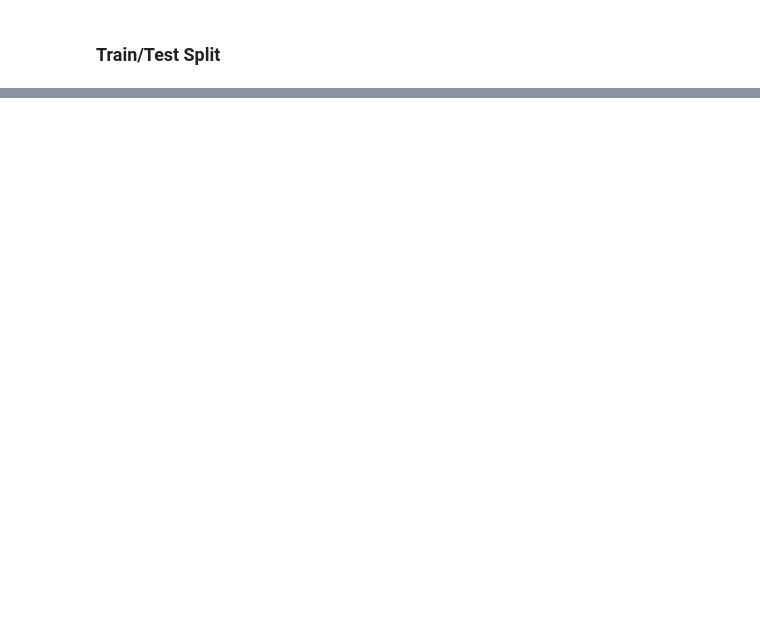
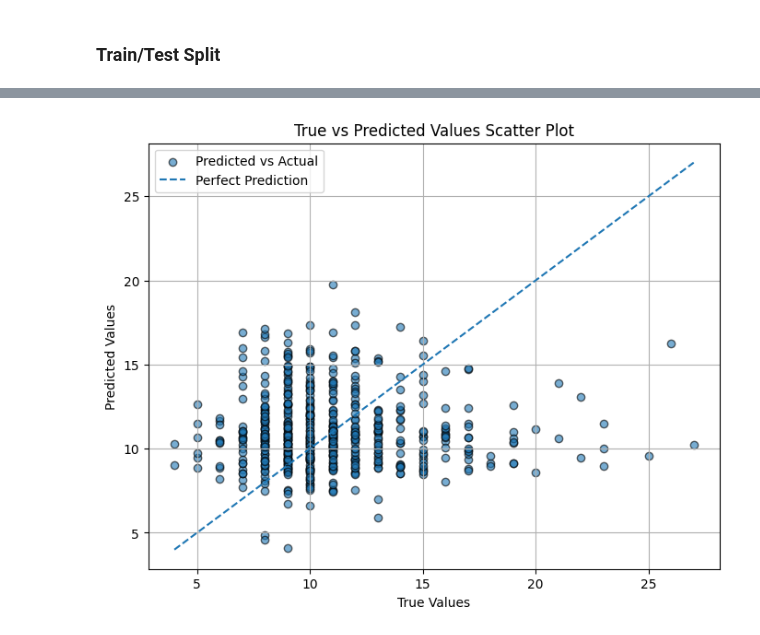
Before and after one commit to johnrempe/Abalone, a Jupyter notebook: RandomForest.ipynb, the cells around one changed output, grey strips where cells are left out. Cells and saved outputs as stored; diff of their text form; code cells hidden in the pictures; blank space fills up the shorter version.

```diff
--- a/RandomForest.ipynb
+++ b/RandomForest.ipynb
@@ -45,3 +65,7 @@ print(abalone.variables)
+# %%
+mask = X["Sex"] != 2
+X = X[mask]
+y = y[mask]
 # %% [markdown]
 ### Train/Test Split
 # %%
@@ -54,0 +337,28 @@ X_train, X_test, y_train, y_test = split_data(X, y)
+# %%
+def plot_true_vs_pred(y_true, y_pred):
+    # Make both 1-D numeric arrays
+    y_true = np.asarray(y_true).squeeze()
+    y_pred = np.asarray(y_pred).squeeze()
+
+    # Drop NaN/inf pairs just in case
+    mask = np.isfinite(y_true) & np.isfinite(y_pred)
+    y_true = y_true[mask]
+    y_pred = y_pred[mask]
+
+    plt.figure(figsize=(8, 6))
+    plt.scatter(y_true, y_pred, alpha=0.6, edgecolors='k', label='Predicted vs Actual')
+
+    lo = min(y_true.min(), y_pred.min())
+    hi = max(y_true.max(), y_pred.max())
+    plt.plot([lo, hi], [lo, hi], linestyle='--', label='Perfect Prediction')
+
+    plt.xlabel('True Values')
+    plt.ylabel('Predicted Values')
+    plt.title('True vs Predicted Values Scatter Plot')
+    plt.legend()
+    plt.grid(True)
+    plt.show()
+# %%
+plot_true_vs_pred(y_test, best_predictions)
+# %% [output]
+[figure, added]
```
Also changed, not shown: parts of 16 cells of this notebook.
